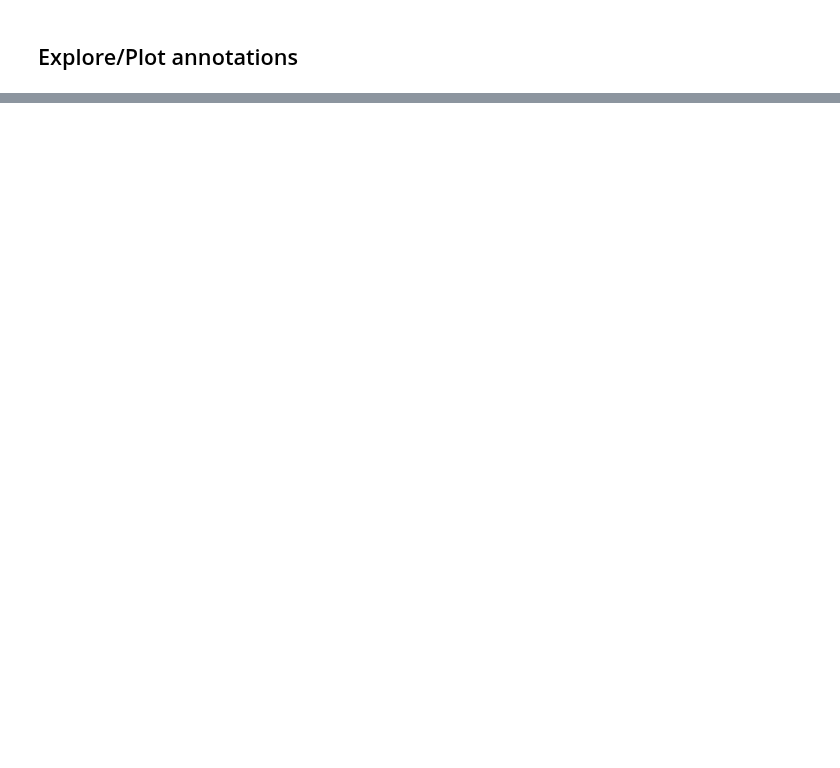
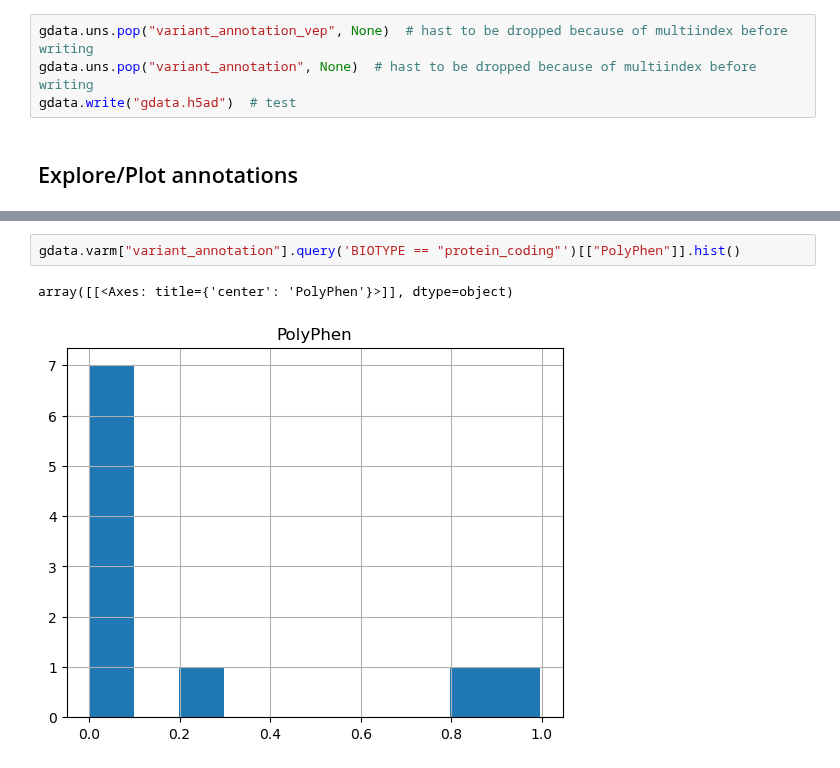
Before and after one commit to theislab/cellink, a Jupyter notebook: docs/tutorials/explore_annotations.ipynb, the cells around one changed output, grey strips where cells are left out. Drawn from its saved outputs; the diff is of its cells as text; blank space fills up the shorter version.

```diff
--- a/docs/tutorials/explore_annotations.ipynb
+++ b/docs/tutorials/explore_annotations.ipynb
@@ -172,2 +204,6 @@ gdata.write("gdata.h5ad")  # test
+# %%
+gdata.uns.pop("variant_annotation_vep", None)  # hast to be dropped because of multiindex before writing
+gdata.uns.pop("variant_annotation", None)  # hast to be dropped because of multiindex before writing
+gdata.write("gdata.h5ad")  # test
 # %% [markdown]
 ## Explore/Plot annotations
@@ -250,0 +225,5 @@ high_impact_count.hist()
+# %%
+gdata.varm["variant_annotation"].query('BIOTYPE == "protein_coding"')[["PolyPhen"]].hist()
+# %% [output]
+array([[<Axes: title={'center': 'PolyPhen'}>]], dtype=object)
+[figure, added]
```
Also changed, not shown: parts of 41 cells of this notebook.
